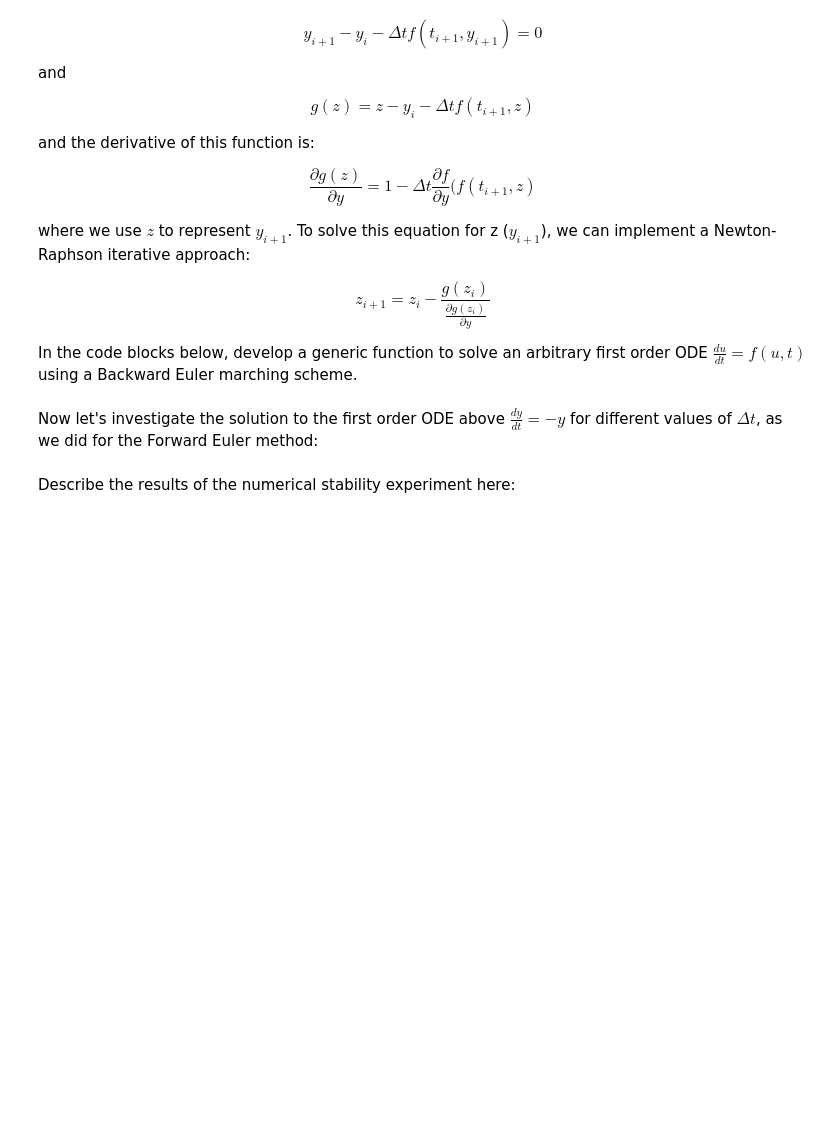
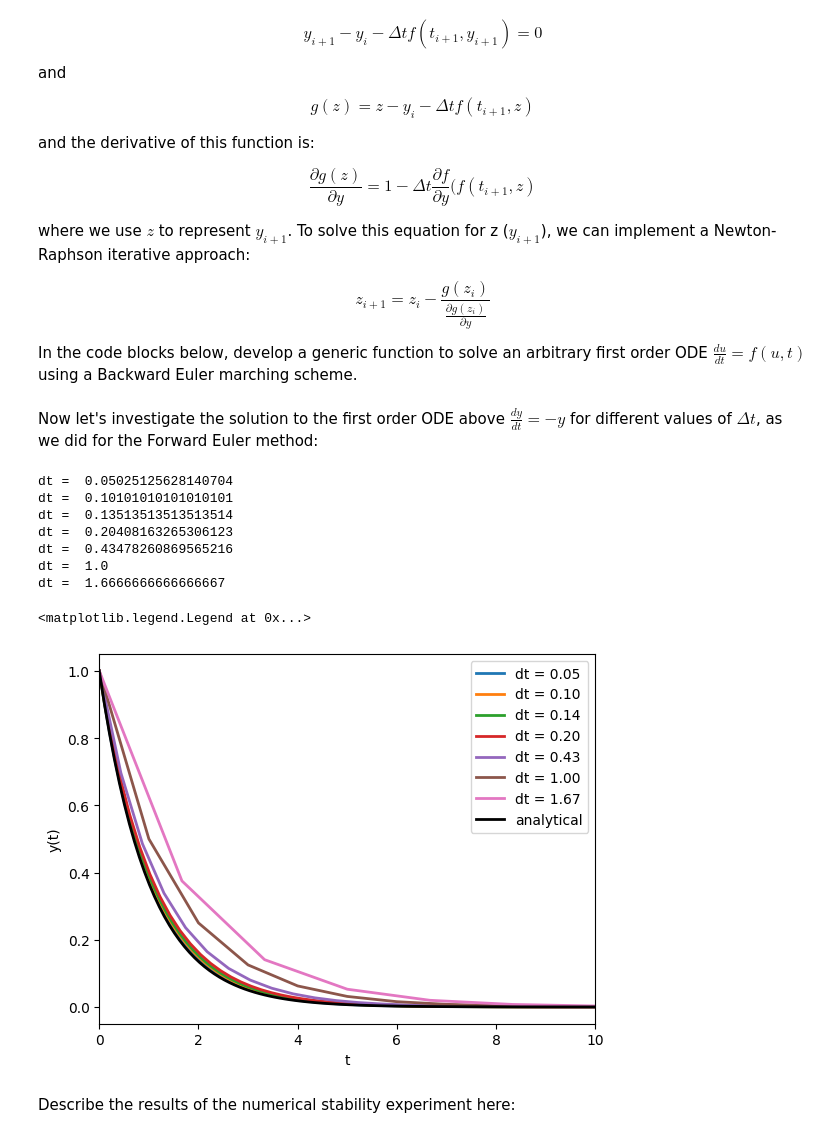
Before and after one commit to chegermiller/CEWA572_SQ2024, a Jupyter notebook: finite_differences_schemes.ipynb, the cells around one changed output. Saved outputs shown, nothing was run; the diff lists cells and outputs as text; code cells hidden in the pictures; blank space fills up the shorter version.

Commit message:
Add solutions to fd schemes notebook.

```diff
--- a/finite_differences_schemes.ipynb
+++ b/finite_differences_schemes.ipynb
@@ -231,6 +231,36 @@ def backward_euler(f, df, a, b, ua, n, tol=0.01):
     return u, t
 # %% [markdown]
 Now let's investigate the solution to the first order ODE above $\frac{dy}{dt} = -y$ for different values of $\Delta t$, as we did for the Forward Euler method:
+# %%
+f = lambda y: -y
+df = lambda y: -1
+t0 = 0
+tN= 10
+y0 = 1
+
+fig, ax = plt.subplots(1)
+for N in [200, 100, 75, 50, 24, 11, 7]:
+    u, t = backward_euler(f, df, t0, tN, y0, N)
+    ax.plot(t, u, '-', linewidth=2, label='dt = '+"{:.2f}".format(np.abs(tN-t0)/(N-1)))
+
+# analytical solution
+t = np.linspace(t0, tN, 100)
+ax.plot(t, np.exp(-t), '-', color='k', linewidth=2, label='analytical')
+
+ax.set_xlim([0, 10])
+ax.set_xlabel('t')
+ax.set_ylabel('y(t)')
+ax.legend()
+# %% [output]
+dt =  0.05025125628140704
+dt =  0.10101010101010101
+dt =  0.13513513513513514
+dt =  0.20408163265306123
+dt =  0.43478260869565216
+dt =  1.0
+dt =  1.6666666666666667
+<matplotlib.legend.Legend at 0x...>
+[figure, added]
 # %% [markdown]
 Describe the results of the numerical stability experiment here:
 # %% [markdown]
```
Also changed, not shown: parts of 7 cells of this notebook.
